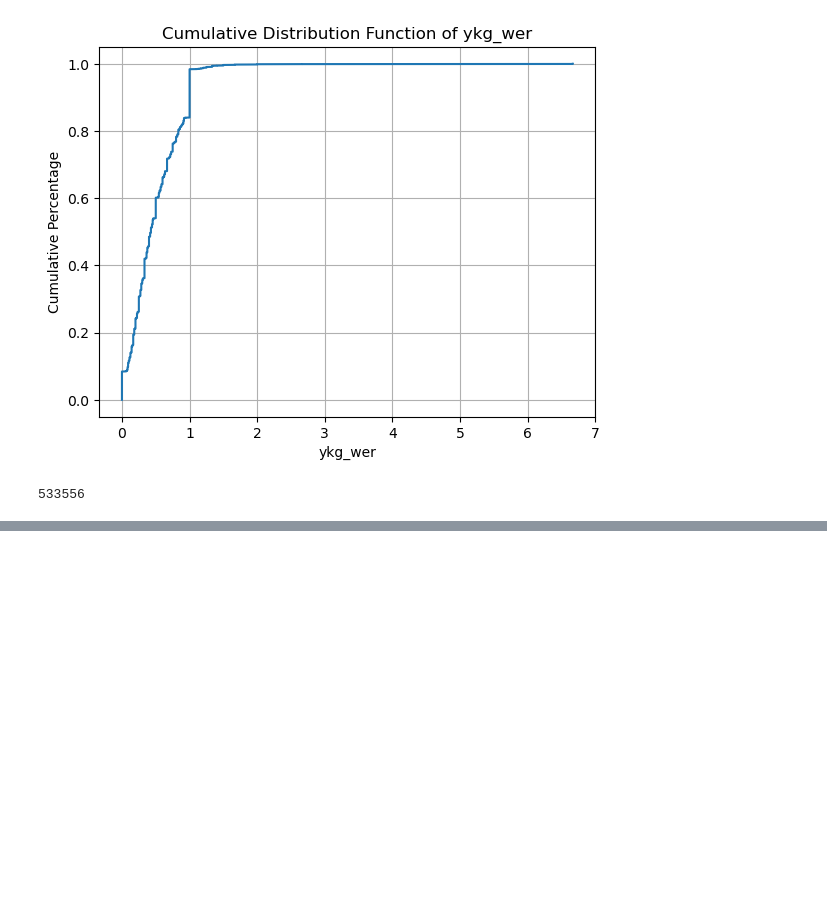
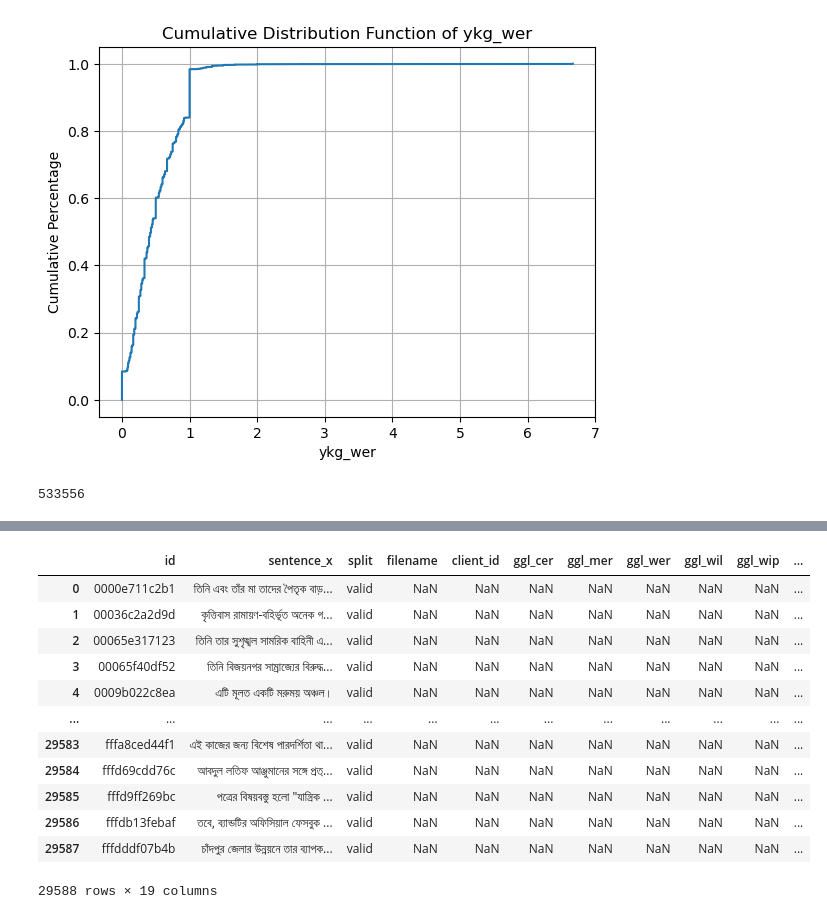
Before and after one commit to MoseslGit/Bengali_ASR, a Jupyter notebook: file_filtering.ipynb, the cells around one changed output, grey strips where cells are left out. Drawn from its saved outputs; the diff is of its cells as text; code cells hidden in the pictures; blank space fills up the shorter version.

```diff
--- a/file_filtering.ipynb
+++ b/file_filtering.ipynb
@@ -3,8 +3,8 @@ import pandas as pd
 import matplotlib.pyplot as plt
 import numpy as np
 # %%
-df = pd.read_csv('train_metadata.csv')
-df
+train_metadata_df = pd.read_csv('train_metadata.csv')
+train_metadata_df
 # %% [output]
 |  | id | filename | client_id | ggl_cer | ggl_mer | ggl_wer | ggl_wil | ggl_wip | google_preds | path | ... |
 | 0 | f031736279b7 | common_voice_bn_31577404.mp3 | 16f89f63d6dbea0e738396e85d28eb665... | 0.188235 | 0.461538 | 0.461538 | 0.623077 | 0.376923 | সম্ভবত চলমান জলবায়ু পরিবর্তনের ক... | ../cv-corpus-12.0-2022-12-07-bn/c... | ... |
@@ -48,3 +62,6 @@ filtered_ids.to_csv('filtered_ids.csv', index=False)
 len(filtered_ids)
 # %% [output]
 533556
+# %%
+train_df = pd.read_csv('train.csv')
+train_df
@@ -50,0 +82,3 @@ len(filtered_ids)
+# %%
+valid_train_df = train_df[train_df['split'] == 'valid']
+valid_train_df
@@ -50,0 +99,17 @@ len(filtered_ids)
+# %%
+merged_df = valid_train_df.merge(train_metadata_df, on='id', how='left')
+merged_df
+# %% [output]
+|  | id | sentence_x | split | filename | client_id | ggl_cer | ggl_mer | ggl_wer | ggl_wil | ggl_wip | ... |
+| 0 | 0000e711c2b1 | তিনি এবং তাঁর মা তাদের পৈতৃক বাড়... | valid | NaN | NaN | NaN | NaN | NaN | NaN | NaN | ... |
+| 1 | 00036c2a2d9d | কৃত্তিবাস রামায়ণ-বহির্ভূত অনেক গ... | valid | NaN | NaN | NaN | NaN | NaN | NaN | NaN | ... |
+| 2 | 00065e317123 | তিনি তার সুশৃঙ্খল সামরিক বাহিনী এ... | valid | NaN | NaN | NaN | NaN | NaN | NaN | NaN | ... |
+| 3 | 00065f40df52 | তিনি বিজয়নগর সাম্রাজ্যের বিরুদ্ধ... | valid | NaN | NaN | NaN | NaN | NaN | NaN | NaN | ... |
+| 4 | 0009b022c8ea | এটি মূলত একটি মরুময় অঞ্চল। | valid | NaN | NaN | NaN | NaN | NaN | NaN | NaN | ... |
+| ... | ... | ... | ... | ... | ... | ... | ... | ... | ... | ... | ... |
+| 29583 | fffa8ced44f1 | এই কাজের জন্য বিশেষ পারদর্শিতা থা... | valid | NaN | NaN | NaN | NaN | NaN | NaN | NaN | ... |
+| 29584 | fffd69cdd76c | আবদুল লতিফ আঞ্জুমানের সঙ্গে প্রত্... | valid | NaN | NaN | NaN | NaN | NaN | NaN | NaN | ... |
+| 29585 | fffd9ff269bc | পত্রের বিষয়বস্তু হলো "যান্ত্রিক ... | valid | NaN | NaN | NaN | NaN | NaN | NaN | NaN | ... |
+| 29586 | fffdb13febaf | তবে, ব্যান্ডটির অফিসিয়াল ফেসবুক ... | valid | NaN | NaN | NaN | NaN | NaN | NaN | NaN | ... |
+| 29587 | fffdddf07b4b | চাঁদপুর জেলার উন্নয়নে তার ব্যাপক... | valid | NaN | NaN | NaN | NaN | NaN | NaN | NaN | ... |
+29588 rows × 19 columns
```
Also changed, not shown: parts of 9 cells of this notebook, 2 other files.
